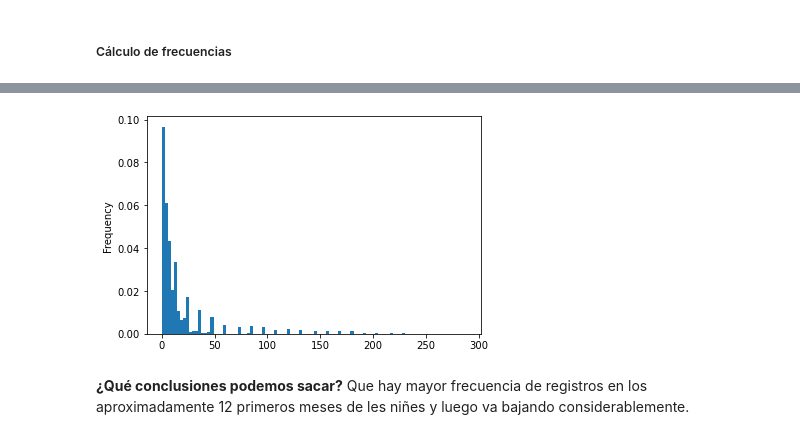
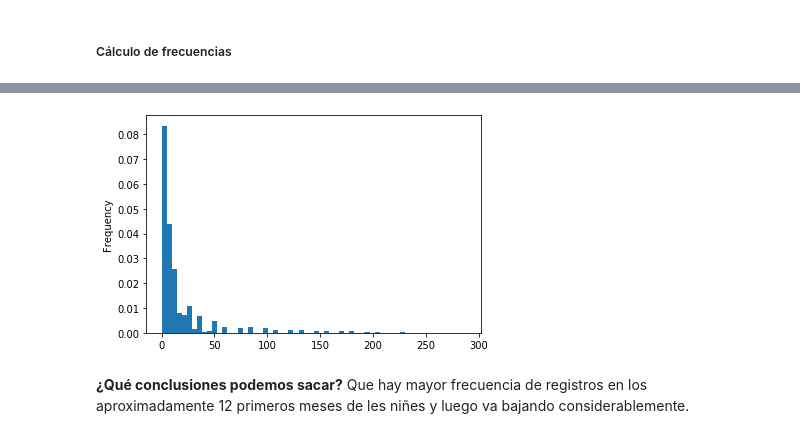
Before and after one commit to pache0015/Bioinformatica-UNQ, a Jupyter notebook: TP - 8 (analisis de datos)/TP_8_Estadistica_IRAS.ipynb, the cells around one changed output, grey strips where cells are left out. Cells and saved outputs as stored; diff of their text form; code cells hidden in the pictures.

```diff
--- a/TP - 8 (analisis de datos)/TP_8_Estadistica_IRAS.ipynb
+++ b/TP - 8 (analisis de datos)/TP_8_Estadistica_IRAS.ipynb
@@ -161,11 +162,11 @@ plt.show()
 # %%
 #Graficamos la distribuicón de los datos: histograma
 %matplotlib inline
 x = df1['Edad(meses)']
-plt.hist(x, density=True, bins=100)
+plt.hist(x, density=True, bins=60)
 plt.ylabel('Frequency');
 # %% [output]
-[figure, old version]
+[figure, new version]
 # %% [markdown]
 **¿Qué conclusiones podemos sacar?**
 Que hay mayor frecuencia de registros en los aproximadamente 12 primeros meses de les niñes y luego va bajando considerablemente.
```
Also changed, not shown: parts of 13 cells of this notebook, 4 other files.
